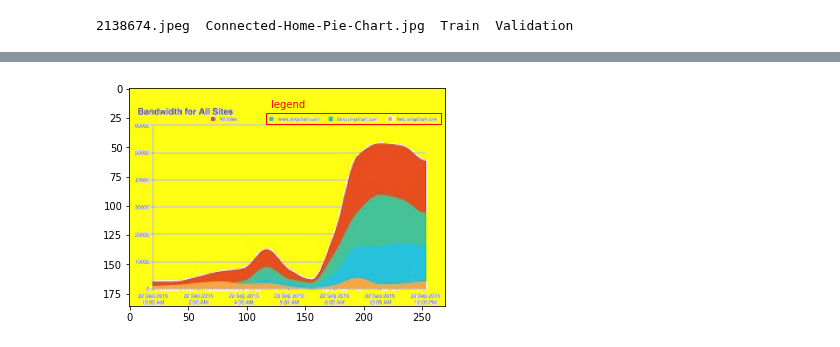
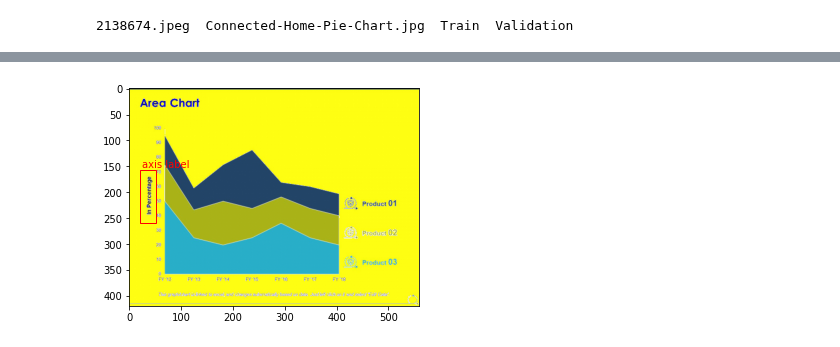
Before and after one commit to anirudh-g/Msc-Data-science, a Jupyter notebook: Object_detection.ipynb, the cells around one changed output, grey strips where cells are left out. Saved outputs shown, nothing was run; the diff lists cells and outputs as text; code cells hidden in the pictures.

Commit message:
explore transforms; multiple image predictions

```diff
--- a/Object_detection.ipynb
+++ b/Object_detection.ipynb
@@ -75,7 +114,7 @@ dataset = core.Dataset('Train/')
 # %%
 from detecto.visualize import show_labeled_image
 
-image, targets = dataset[105]
-show_labeled_image(image, targets['boxes'], targets['labels'])
+image, targets = dataset[20]
+visualize.show_labeled_image(image, targets['boxes'], targets['labels'])
 # %% [output]
-[figure, old version]
+[figure, new version]
```
Also changed, not shown: parts of 26 cells of this notebook.
